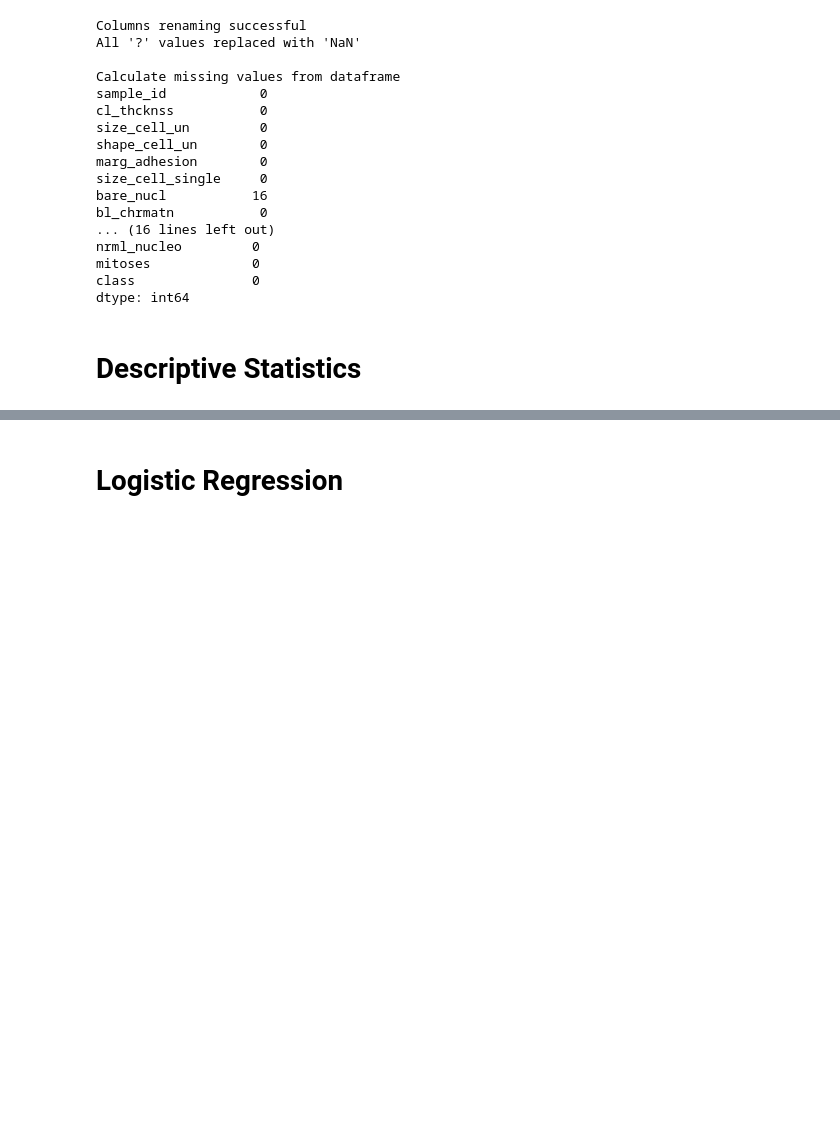
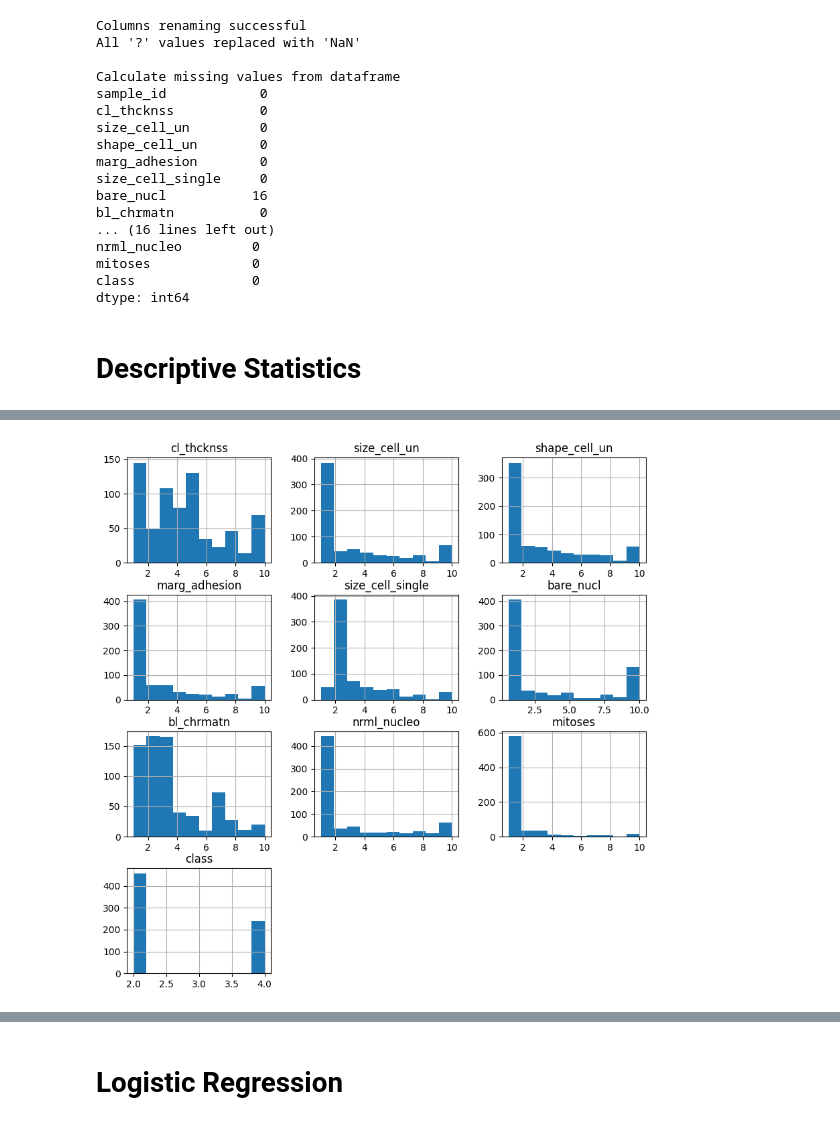
Before and after one commit to drmayu7/303A_machinelearning, a Jupyter notebook: main.ipynb, the cells around one changed output, grey strips where cells are left out. Cells and saved outputs as stored; diff of their text form; code cells hidden in the pictures; blank space fills up the shorter version.

```diff
--- a/main.ipynb
+++ b/main.ipynb
@@ -65,0 +147,7 @@ X_scaled = scaler.fit_transform(X)
+# %%
+#---Histograms
+
+df.hist(figsize=(10,10))
+plt.show()
+# %% [output]
+[figure, added]
```
Also changed, not shown: parts of 15 cells of this notebook.
